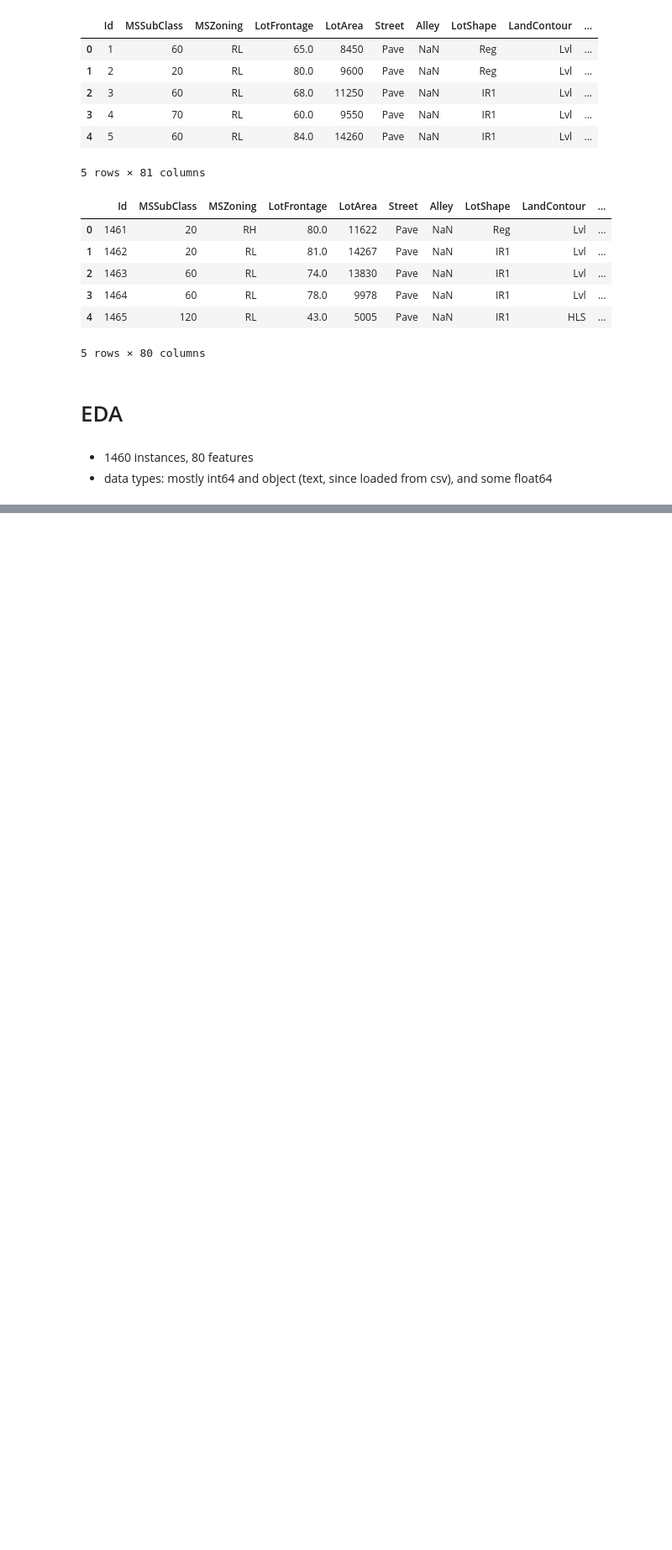
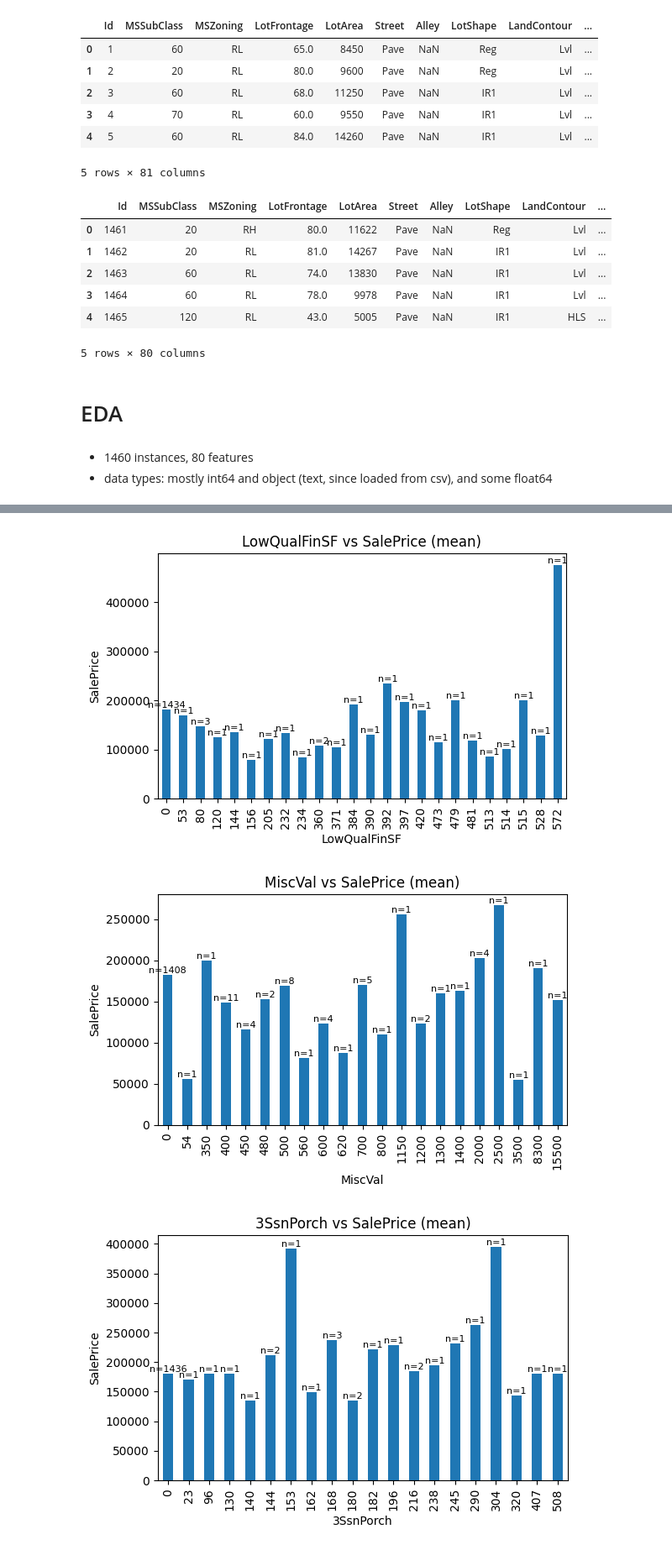
Before and after one commit to a1hmad23/Housing-prices-ml, a Jupyter notebook: notebooks/01_eda.ipynb, the cells around one changed output, grey strips where cells are left out. Shown at 84% size. Drawn from its saved outputs; the diff is of its cells as text; code cells hidden in the pictures; blank space fills up the shorter version.

```diff
--- a/notebooks/01_eda.ipynb
+++ b/notebooks/01_eda.ipynb
@@ -120,11 +44,0 @@ obj_audit.loc[
-# %%
-import numpy as np
-
-high_card_skewed = []
-for col in df.select_dtypes(include='number').columns:
-    if df[col].nunique() > 20:  # high-card threshold
-        skewness = df[col].skew()
-        if abs(skewness) > 1:   # skewness threshold
-            high_card_skewed.append(col)
-
-high_card_skewed
@@ -178,0 +87,13 @@ display(nominal_summary)
+# %%
+def quick_audit(df, target="SalePrice"):
+    s = df.nunique().rename("nunique")
+    miss = df.isna().mean().rename("na_rate")
+    zero = (df == 0).mean(numeric_only=True).rename("zero_rate")
+    out = pd.concat([s, miss, zero], axis=1)
+    out['dtype'] = df.dtypes
+    if target in df:
+        out["corr_num"] = df.select_dtypes("number").corr()[target]
+    return out.sort_values(["nunique"], ascending=False)
+# %%
+num_audit = quick_audit(train_eda.select_dtypes(include='number'))
+num_audit
@@ -178,0 +120,3 @@ display(nominal_summary)
+# %%
+low_card_num_cols = num_audit[num_audit['nunique'] < 25].index.tolist()
+high_card_num_cols = [c for c in num_audit.index if c not in low_card_num_cols]
@@ -178,0 +153,8 @@ display(nominal_summary)
+# %%
+for col in low_card_num_cols:
+    plot_target_by_category(train_eda, col)
+    plt.show()
+# %% [output]
+[figure, added]
+[figure, added]
+[figure, added]
```
Also changed, not shown: parts of 44 cells of this notebook.
